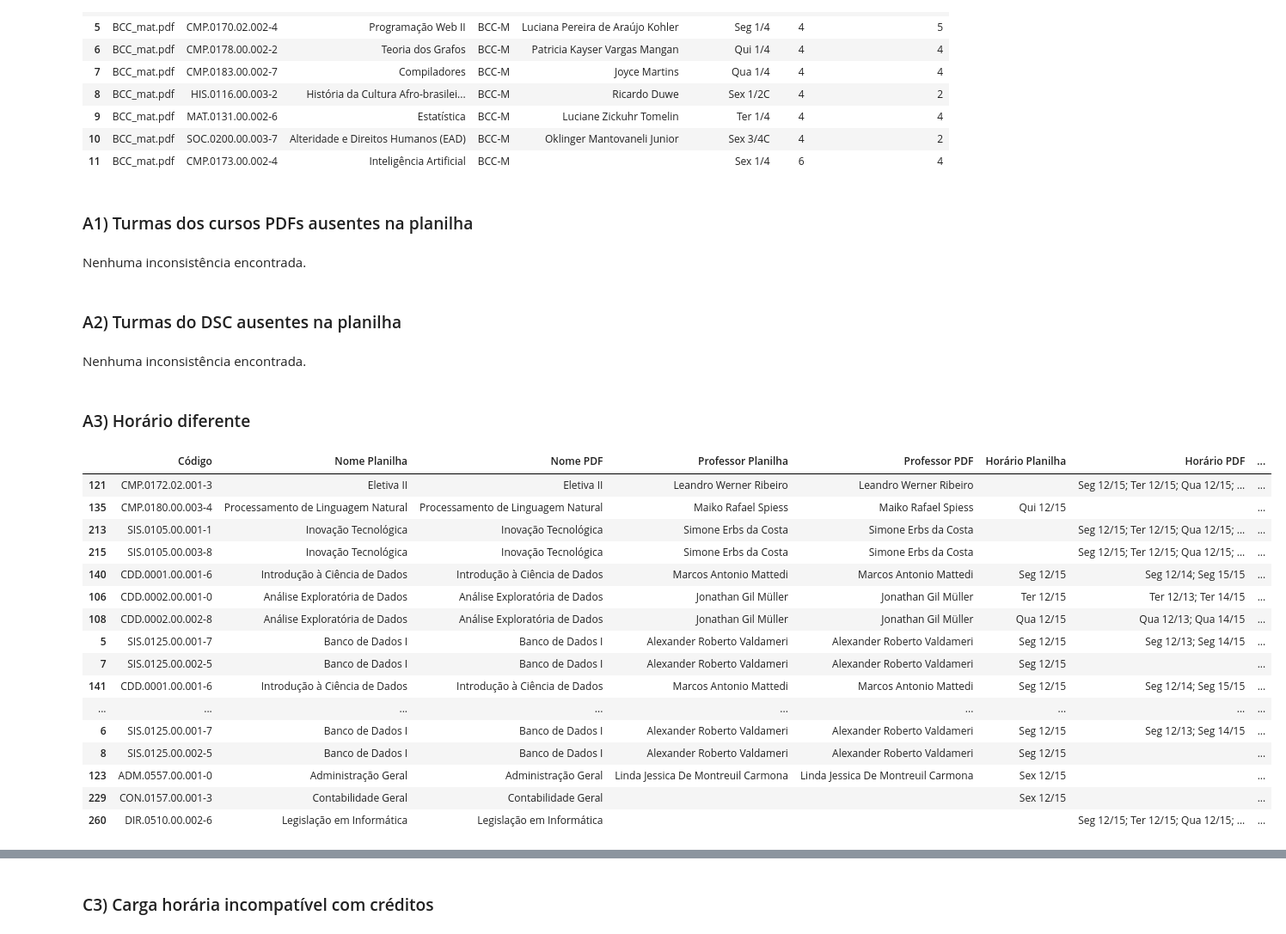
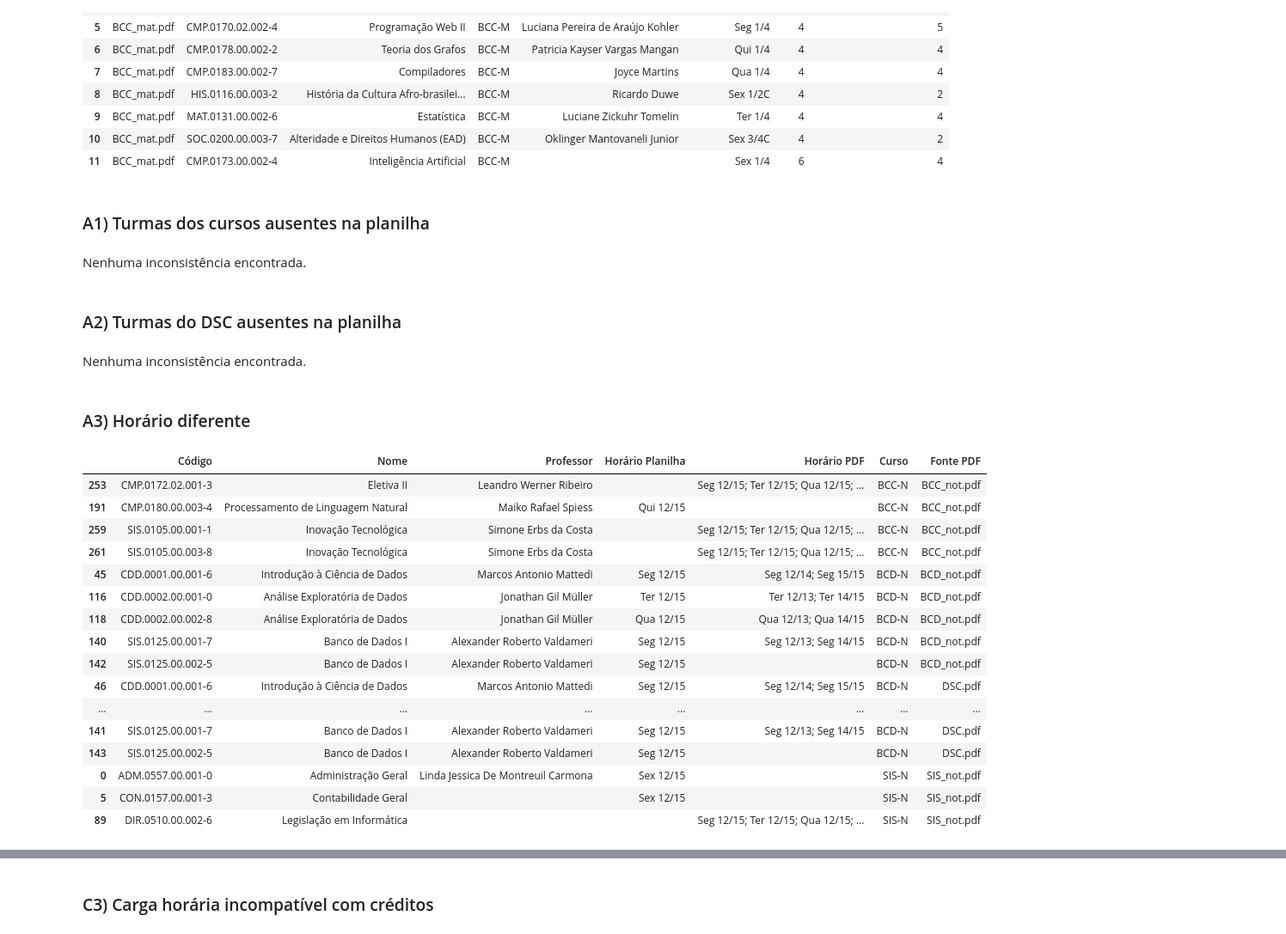
Before and after one commit to DSCFURB/dsc, a Jupyter notebook: ___Python/main.ipynb, the cells around one changed output, grey strips where cells are left out. Shown at 86% size. Cells and saved outputs as stored; diff of their text form; code cells hidden in the pictures.

```diff
--- a/___Python/main.ipynb
+++ b/___Python/main.ipynb
@@ -989,9 +1007,10 @@ fontes_completas_df = pd.concat([planilha_df, course_pdf_df, dsc_pdf_df], ignore
 # A comparação usa Curso + Código + Nome, porque cada PDF de curso representa uma oferta
 # vinculada a um curso específico, como BCC-N, BCC-M, BCD-N ou SIS-N.
 ausentes_cursos = compare_missing_classes(course_pdf_df, planilha_df, compare_course=True)
-display_result("A1) Turmas dos cursos PDFs ausentes na planilha", ausentes_cursos)
+ausentes_cursos = ausentes_cursos[[column for column in ausentes_cursos.columns if column != "Fonte"] + ["Fonte"]]
+display_result("A1) Turmas dos cursos ausentes na planilha", ausentes_cursos)
 # %% [output]
-### A1) Turmas dos cursos PDFs ausentes na planilha
+### A1) Turmas dos cursos ausentes na planilha
 Nenhuma inconsistência encontrada.
 # %%
 # Regra A2: lista turmas que aparecem no DSC.pdf, mas não aparecem na planilha.
@@ -1005,35 +1025,72 @@ Nenhuma inconsistência encontrada.
 # %%
 # Regra A3: encontra diferenças de horário entre a planilha e os PDFs para o mesmo código.
 # Esta célula também calcula as demais diferenças entre planilha e PDFs, pois todas usam
 # o mesmo cruzamento por código; na comparação de horário, Sex 1/2 e Sex 1/2C são iguais.
+
+# FIXME: A3 - considera horários diferentes mas são iguais
+# | Seg 12/15          | Seg 12/14; Seg 15/15
+# | Ter 12/15          | Ter 12/13; Ter 14/15
+
 nome_diferente, professor_diferente, horario_diferente, curso_diferente = compare_planilha_vs_pdfs(planilha_df, all_pdf_df)
+nome_diferente = nome_diferente.drop(
+    columns=[
+        "Professor Planilha",
+        "Professor PDF",
+        "Horário Planilha",
+        "Horário PDF",
+        "Curso Planilha",
+        "Curso PDF",
+        "Tipo de inconsistência",
+    ],
+    errors="ignore",
+)
 professor_diferente = professor_diferente[
     (professor_diferente["Professor Planilha"].map(normalize_space) != "")
     & (professor_diferente["Professor PDF"].map(normalize_space) != "")
 ].copy()
 professor_diferente = professor_diferente.drop(columns=["Tipo de inconsistência"], errors="ignore")
+professor_diferente = professor_diferente.drop(
+    columns=["Nome Planilha", "Horário Planilha", "Curso Planilha"],
+    errors="ignore",
+)
+professor_diferente = professor_diferente.rename(columns={
+    "Nome PDF": "Nome",
+    "Horário PDF": "Horário",
+    "Curso PDF": "Curso",
+})
 horario_diferente = horario_diferente.drop(columns=["Tipo de inconsistência"], errors="ignore")
+horario_diferente = horario_diferente.drop(columns=["Nome PDF", "Professor PDF", "Curso PDF"], errors="ignore")
+horario_diferente = horario_diferente.rename(columns={
+    "Nome Planilha": "Nome",
+    "Professor Planilha": "Professor",
+    "Curso Planilha": "Curso",
+})
 curso_diferente = curso_diferente.drop(columns=["Tipo de inconsistência"], errors="ignore")
+curso_diferente = curso_diferente.drop(
+    columns=["Nome PDF", "Professor Planilha", "Professor PDF", "Horário Planilha", "Horário PDF"],
+    errors="ignore",
+)
+curso_diferente = curso_diferente.rename(columns={"Nome Planilha": "Nome"})
 display_result("A3) Horário diferente", horario_diferente)
 # %% [output]
 ### A3) Horário diferente
-|  | Código | Nome Planilha | Nome PDF | Professor Planilha | Professor PDF | Horário Planilha | Horário PDF | ... |
-| 121 | CMP.0172.02.001-3 | Eletiva II | Eletiva II | Leandro Werner Ribeiro | Leandro Werner Ribeiro |  | Seg 12/15; Ter 12/15; Qua 12/15; ... | ... |
-| 135 | CMP.0180.00.003-4 | Processamento de Linguagem Natural | Processamento de Linguagem Natural | Maiko Rafael Spiess | Maiko Rafael Spiess | Qui 12/15 |  | ... |
-| 213 | SIS.0105.00.001-1 | Inovação Tecnológica | Inovação Tecnológica | Simone Erbs da Costa | Simone Erbs da Costa |  | Seg 12/15; Ter 12/15; Qua 12/15; ... | ... |
-| 215 | SIS.0105.00.003-8 | Inovação Tecnológica | Inovação Tecnológica | Simone Erbs da Costa | Simone Erbs da Costa |  | Seg 12/15; Ter 12/15; Qua 12/15; ... | ... |
-| 140 | CDD.0001.00.001-6 | Introdução à Ciência de Dados | Introdução à Ciência de Dados | Marcos Antonio Mattedi | Marcos Antonio Mattedi | Seg 12/15 | Seg 12/14; Seg 15/15 | ... |
-| 106 | CDD.0002.00.001-0 | Análise Exploratória de Dados | Análise Exploratória de Dados | Jonathan Gil Müller | Jonathan Gil Müller | Ter 12/15 | Ter 12/13; Ter 14/15 | ... |
-| 108 | CDD.0002.00.002-8 | Análise Exploratória de Dados | Análise Exploratória de Dados | Jonathan Gil Müller | Jonathan Gil Müller | Qua 12/15 | Qua 12/13; Qua 14/15 | ... |
-| 5 | SIS.0125.00.001-7 | Banco de Dados I | Banco de Dados I | Alexander Roberto Valdameri | Alexander Roberto Valdameri | Seg 12/15 | Seg 12/13; Seg 14/15 | ... |
-| 7 | SIS.0125.00.002-5 | Banco de Dados I | Banco de Dados I | Alexander Roberto Valdameri | Alexander Roberto Valdameri | Seg 12/15 |  | ... |
-| 141 | CDD.0001.00.001-6 | Introdução à Ciência de Dados | Introdução à Ciência de Dados | Marcos Antonio Mattedi | Marcos Antonio Mattedi | Seg 12/15 | Seg 12/14; Seg 15/15 | ... |
-| ... | ... | ... | ... | ... | ... | ... | ... | ... |
-| 6 | SIS.0125.00.001-7 | Banco de Dados I | Banco de Dados I | Alexander Roberto Valdameri | Alexander Roberto Valdameri | Seg 12/15 | Seg 12/13; Seg 14/15 | ... |
-| 8 | SIS.0125.00.002-5 | Banco de Dados I | Banco de Dados I | Alexander Roberto Valdameri | Alexander Roberto Valdameri | Seg 12/15 |  | ... |
-| 123 | ADM.0557.00.001-0 | Administração Geral | Administração Geral | Linda Jessica De Montreuil Carmona | Linda Jessica De Montreuil Carmona | Sex 12/15 |  | ... |
-| 229 | CON.0157.00.001-3 | Contabilidade Geral | Contabilidade Geral |  |  | Sex 12/15 |  | ... |
-| 260 | DIR.0510.00.002-6 | Legislação em Informática | Legislação em Informática |  |  |  | Seg 12/15; Ter 12/15; Qua 12/15; ... | ... |
+|  | Código | Nome | Professor | Horário Planilha | Horário PDF | Curso | Fonte PDF |
+| 253 | CMP.0172.02.001-3 | Eletiva II | Leandro Werner Ribeiro |  | Seg 12/15; Ter 12/15; Qua 12/15; ... | BCC-N | BCC_not.pdf |
+| 191 | CMP.0180.00.003-4 | Processamento de Linguagem Natural | Maiko Rafael Spiess | Qui 12/15 |  | BCC-N | BCC_not.pdf |
+| 259 | SIS.0105.00.001-1 | Inovação Tecnológica | Simone Erbs da Costa |  | Seg 12/15; Ter 12/15; Qua 12/15; ... | BCC-N | BCC_not.pdf |
+| 261 | SIS.0105.00.003-8 | Inovação Tecnológica | Simone Erbs da Costa |  | Seg 12/15; Ter 12/15; Qua 12/15; ... | BCC-N | BCC_not.pdf |
+| 45 | CDD.0001.00.001-6 | Introdução à Ciência de Dados | Marcos Antonio Mattedi | Seg 12/15 | Seg 12/14; Seg 15/15 | BCD-N | BCD_not.pdf |
+| 116 | CDD.0002.00.001-0 | Análise Exploratória de Dados | Jonathan Gil Müller | Ter 12/15 | Ter 12/13; Ter 14/15 | BCD-N | BCD_not.pdf |
+| 118 | CDD.0002.00.002-8 | Análise Exploratória de Dados | Jonathan Gil Müller | Qua 12/15 | Qua 12/13; Qua 14/15 | BCD-N | BCD_not.pdf |
+| 140 | SIS.0125.00.001-7 | Banco de Dados I | Alexander Roberto Valdameri | Seg 12/15 | Seg 12/13; Seg 14/15 | BCD-N | BCD_not.pdf |
+| 142 | SIS.0125.00.002-5 | Banco de Dados I | Alexander Roberto Valdameri | Seg 12/15 |  | BCD-N | BCD_not.pdf |
+| 46 | CDD.0001.00.001-6 | Introdução à Ciência de Dados | Marcos Antonio Mattedi | Seg 12/15 | Seg 12/14; Seg 15/15 | BCD-N | DSC.pdf |
+| ... | ... | ... | ... | ... | ... | ... | ... |
+| 141 | SIS.0125.00.001-7 | Banco de Dados I | Alexander Roberto Valdameri | Seg 12/15 | Seg 12/13; Seg 14/15 | BCD-N | DSC.pdf |
+| 143 | SIS.0125.00.002-5 | Banco de Dados I | Alexander Roberto Valdameri | Seg 12/15 |  | BCD-N | DSC.pdf |
+| 0 | ADM.0557.00.001-0 | Administração Geral | Linda Jessica De Montreuil Carmona | Sex 12/15 |  | SIS-N | SIS_not.pdf |
+| 5 | CON.0157.00.001-3 | Contabilidade Geral |  | Sex 12/15 |  | SIS-N | SIS_not.pdf |
+| 89 | DIR.0510.00.002-6 | Legislação em Informática |  |  | Seg 12/15; Ter 12/15; Qua 12/15; ... | SIS-N | SIS_not.pdf |
 # %%
 # Regra A4: encontra diferenças de nome entre a planilha e os PDFs para o mesmo código.
 # A comparação usa igualdade direta, preservando diferenças de acento, caixa e espaçamento.
```
Also changed, not shown: parts of 20 cells of this notebook.
